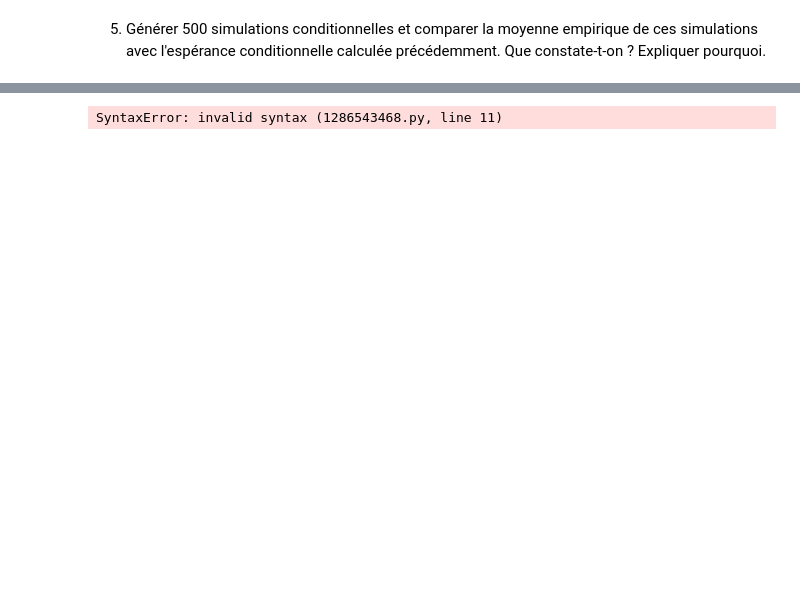
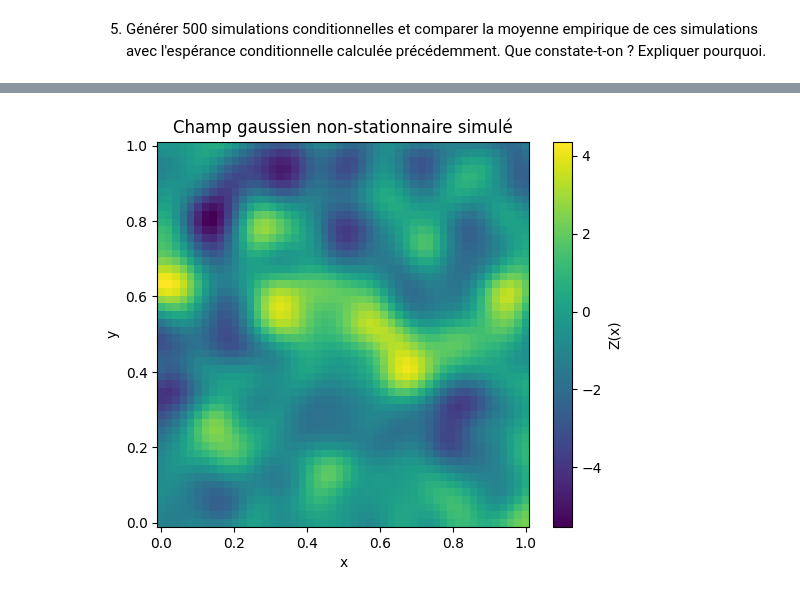
Before and after one commit to VictoriaSonnier/tp-proba-orianeandme, a Jupyter notebook: Projet Probabilités.ipynb, the cells around one changed output, grey strips where cells are left out. Drawn from its saved outputs; the diff is of its cells as text; code cells hidden in the pictures; blank space fills up the shorter version.

```diff
--- a/Projet Probabilités.ipynb
+++ b/Projet Probabilités.ipynb
@@ -679,14 +677,53 @@ Le facteur qu'on a rajouté $\sqrt{\frac{f_x(W)}{g(W)}}$ permet de prendre en co
 
 2. Implémenter cette méthode pour simuler un champ aléatoire Gaussien non-stationnaire sur une grille régulière de points dans le domaine  $[0, 1] \times [0, 1]$. On choisira, par exemple, une fonction $a(x)$ variant linéairement selon l'axe des ordonnées entre deux valeurs $a_{min}=0.01$ et $a_{max}=0.1$ sur le domaine. Commenter les résultats obtenus.
 # %%
+n = 50
+M = 1000
+
 a_min = 0.01
 a_max = 0.1
-from math import sqrt
 
-def a(x):
-    return a_min + (a_max - a_min) * x
+x = np.linspace(0, 1, n)
+y = np.linspace(0, 1, n)
+X, Y = np.meshgrid(x, y)
 
-def c(x,y) :
-    return 2 * sqrt(a(x) * a(y)) * exp((-2 * dist_euclid(x,y)**2 )/(a(x) + a(y)))/(a(x) + a(y))
+def a_func(y):
+    return a_min + (a_max - a_min) * y
+
+A = a_func(Y)
+
+# Tirages aléatoires
+W = np.random.normal(0, np.sqrt(2/a_min), size=(M, 2))
+Phi = np.random.uniform(0, 2*np.pi, size=M)
+
+Z = np.zeros_like(X)
+
+#On reprend les sommes de la partie 2
+for m in range(M):
+    w = W[m]
+
+    dot = w[0]*X + w[1]*Y
+
+    norm_w2 = dist_euclid(w,[0 for i in range(n)])
+
+    # Rapport des densités
+    ratio = (a_func(Y)/a_min) * np.exp(-0.5 * norm_w2 * (a_func(Y) - a_min))
+
+    Z += np.sqrt(2 * ratio) * np.cos(dot + Phi[m])
+
+Z *= (np.sqrt(M))**(-1)
+
+
+# Affichage
+plt.figure(figsize=(6,5))
+plt.pcolormesh(X, Y, Z, shading='auto')
+plt.colorbar(label='Z(x)')
+plt.title("Champ gaussien non-stationnaire simulé")
+plt.xlabel("x")
+plt.ylabel("y")
+plt.show()
+
+#on voit que du coté ou la corrélation est plus forte, les couleurs entre cases proches sont plus similaires, c'est comme un effet flou
+#on le voit encore mieux en prenant a_min et a_max très différents comme 0,001 et 0,5
 # %% [output]
-SyntaxError: invalid syntax (1286543468.py, line 11)
+[figure, added]
```
Also changed, not shown: parts of 5 cells of this notebook.
